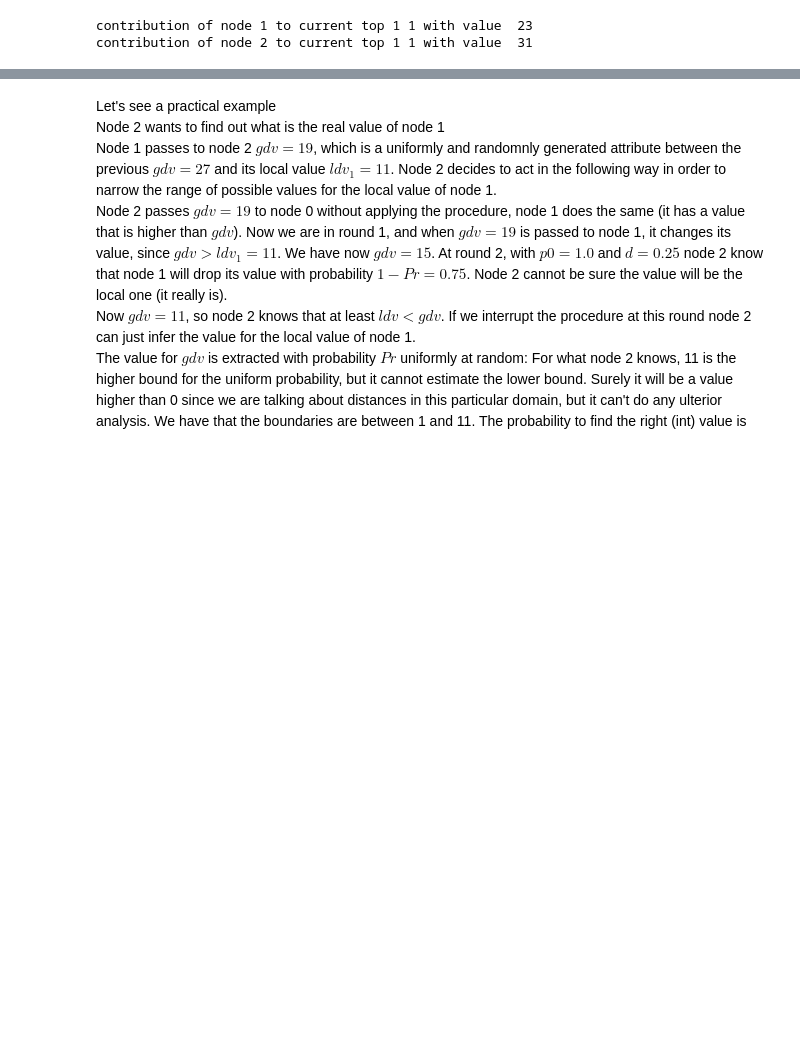
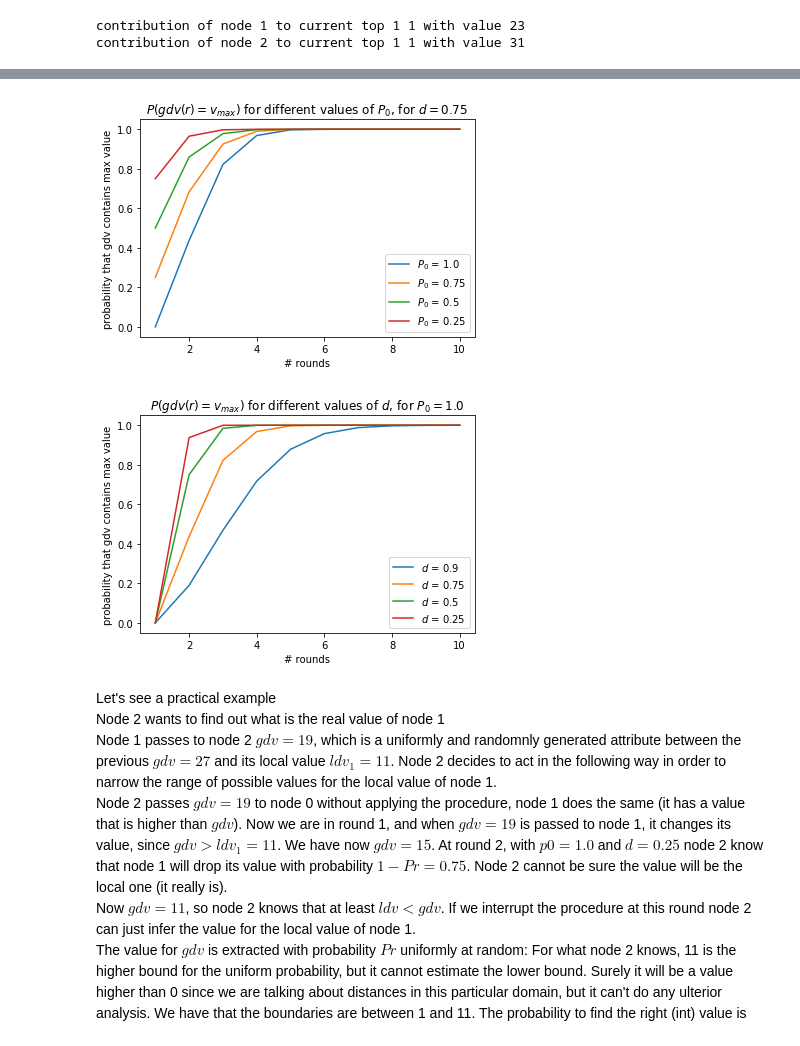
Before and after one commit to 1federico1/clinical_trials, a Jupyter notebook: secure_multiparty/private_knn_privacy.ipynb, the cells around one changed output, grey strips where cells are left out. Drawn from its saved outputs; the diff is of its cells as text; code cells hidden in the pictures; blank space fills up the shorter version.

Commit message:
refactor in order to produce plots

```diff
--- a/secure_multiparty/private_knn_privacy.ipynb
+++ b/secure_multiparty/private_knn_privacy.ipynb
@@ -64,3 +44,68 @@ probs
+# %%
+p0 = 1.0
+d = 0.75
+rounds = 10
+all_probs = {}
+probs = [1 - (p0**r * d**(r*(r-1))) for r in range(1, rounds+1)]
+all_probs[p0] = probs
+
+p0 = 0.75
+probs  = [1 - (p0**r * d**(r*(r-1))) for r in range(1, rounds+1)]
+all_probs[p0] = probs
+
+p0 = 0.5
+probs  = [1 - (p0**r * d**(r*(r-1))) for r in range(1, rounds+1)]
+all_probs[p0] = probs
+
+p0 = 0.25
+probs  = [1 - (p0**r * d**(r*(r-1))) for r in range(1, rounds+1)]
+all_probs[p0] = probs
+
+
+for p in all_probs:
+    prob = all_probs[p]
+    plt.plot(list(range(1, rounds+1)), prob, label=r'$P_0$ = ' + str(p))
+    plt.xlabel('# rounds')
+    plt.ylabel('probability that gdv contains max value')
+    plt.legend()
+
+plt.title(r'$P(gdv(r) = v_{max})$ for different values of $P_0$, for $d=0.75$')
+plt.savefig('change_p0.png')
+plt.show()
+
+p0 = 1.0
+d = 0.9
+rounds = 10
+all_probs = {}
+probs = [1 - (p0**r * d**(r*(r-1))) for r in range(1, rounds+1)]
+all_probs[d] = probs
+
+d = 0.75
+probs = [1 - (p0**r * d**(r*(r-1))) for r in range(1, rounds+1)]
+all_probs[d] = probs
+
+d = 0.5
+probs = [1 - (p0**r * d**(r*(r-1))) for r in range(1, rounds+1)]
+all_probs[d] = probs
+
+d = 0.25
+probs  = [1 - (p0**r * d**(r*(r-1))) for r in range(1, rounds+1)]
+all_probs[d] = probs
+
+
+for p in all_probs:
+    prob = all_probs[p]
+    plt.plot(list(range(1, rounds+1)), prob, label=r'$d$ = ' + str(p))
+    plt.xlabel('# rounds')
+    plt.ylabel('probability that gdv contains max value')
+    plt.legend()
+
+plt.title(r'$P(gdv(r) = v_{max})$ for different values of $d$, for $P_0=1.0$')
+plt.savefig('change_d.png')
+plt.show()
+# %% [output]
+[figure, added]
+[figure, added]
 # %% [markdown]
 Let's see a practical example
 Node 2 wants to find out what is the real value of node 1
```
Also changed, not shown: parts of 4 cells of this notebook, 2 other files.
